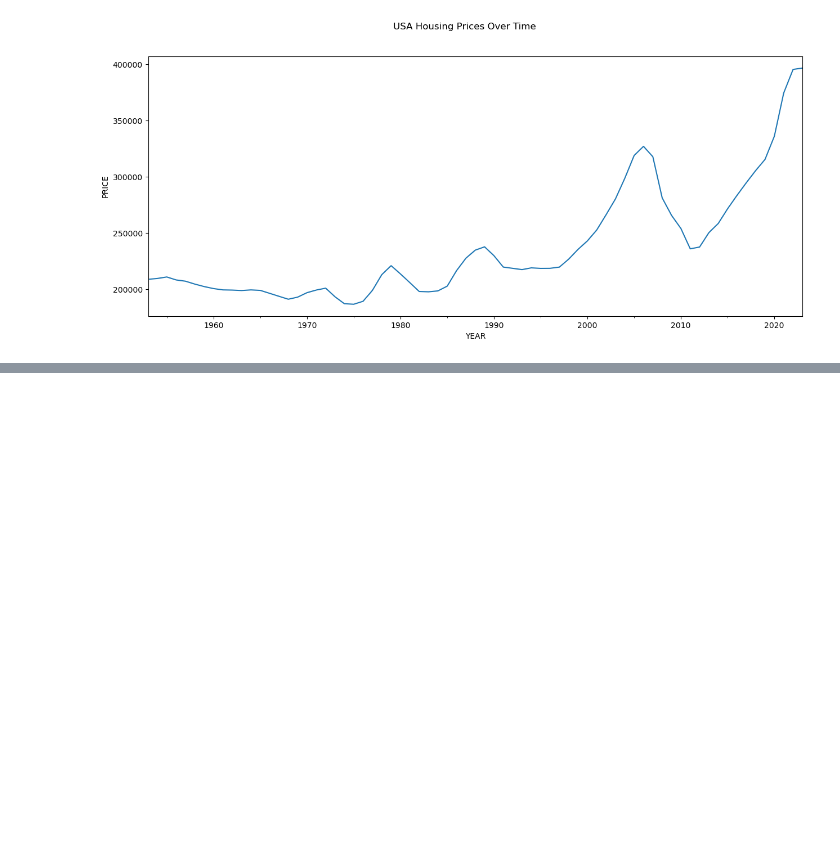
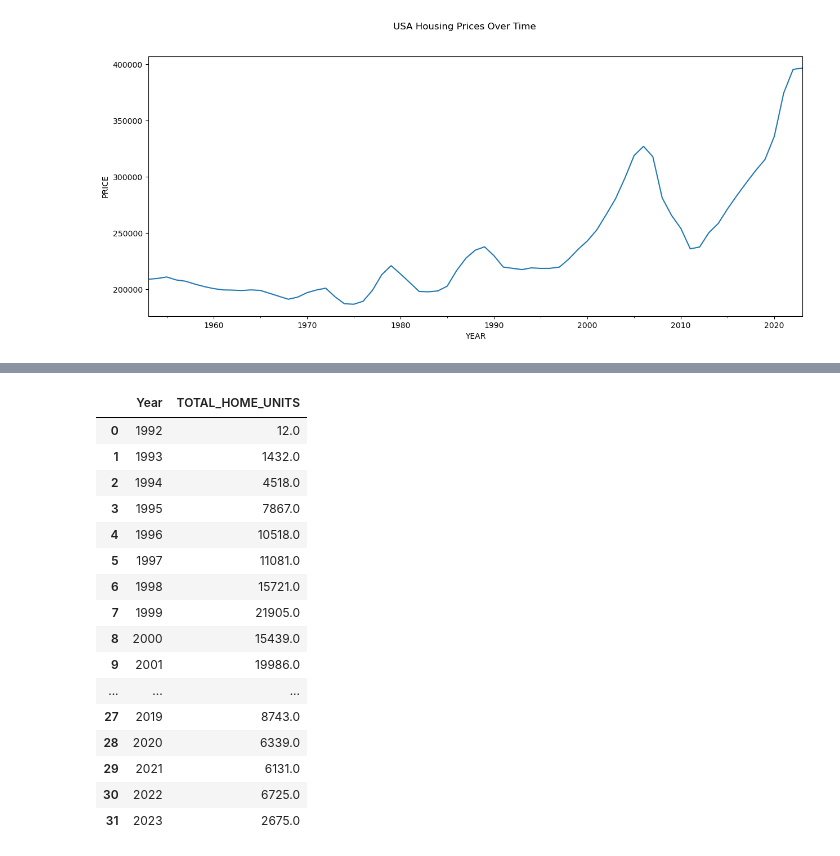
Before and after one commit to msills30/public-housing, a Jupyter notebook: Public_Housing.ipynb, the cells around one changed output, grey strips where cells are left out. Saved outputs shown, nothing was run; the diff lists cells and outputs as text; code cells hidden in the pictures; blank space fills up the shorter version.

```diff
--- a/Public_Housing.ipynb
+++ b/Public_Housing.ipynb
@@ -93,0 +117,21 @@ plt.show()
+# %%
+yearly_total_built = yearly_built.groupby(['Year'])['TOTAL_HOME_UNITS'].sum().reset_index()
+yearly_total_built
+# %% [output]
+|  | Year | TOTAL_HOME_UNITS |
+| 0 | 1992 | 12.0 |
+| 1 | 1993 | 1432.0 |
+| 2 | 1994 | 4518.0 |
+| 3 | 1995 | 7867.0 |
+| 4 | 1996 | 10518.0 |
+| 5 | 1997 | 11081.0 |
+| 6 | 1998 | 15721.0 |
+| 7 | 1999 | 21905.0 |
+| 8 | 2000 | 15439.0 |
+| 9 | 2001 | 19986.0 |
+| ... | ... | ... |
+| 27 | 2019 | 8743.0 |
+| 28 | 2020 | 6339.0 |
+| 29 | 2021 | 6131.0 |
+| 30 | 2022 | 6725.0 |
+| 31 | 2023 | 2675.0 |
```
Also changed, not shown: parts of 6 cells of this notebook, 1 other file.
